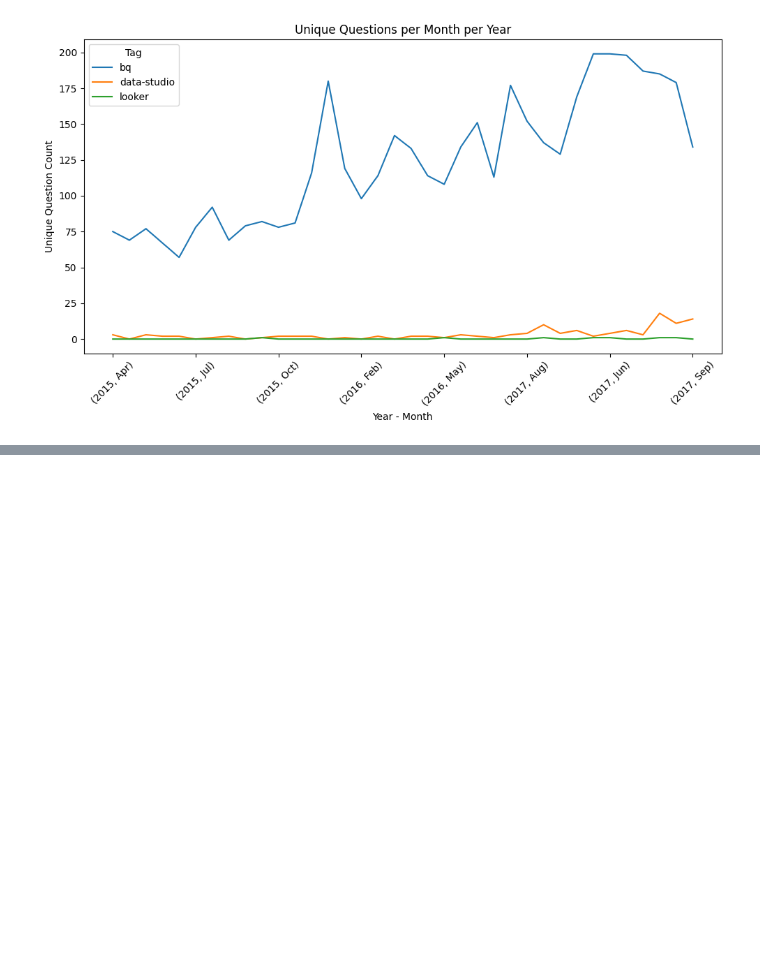
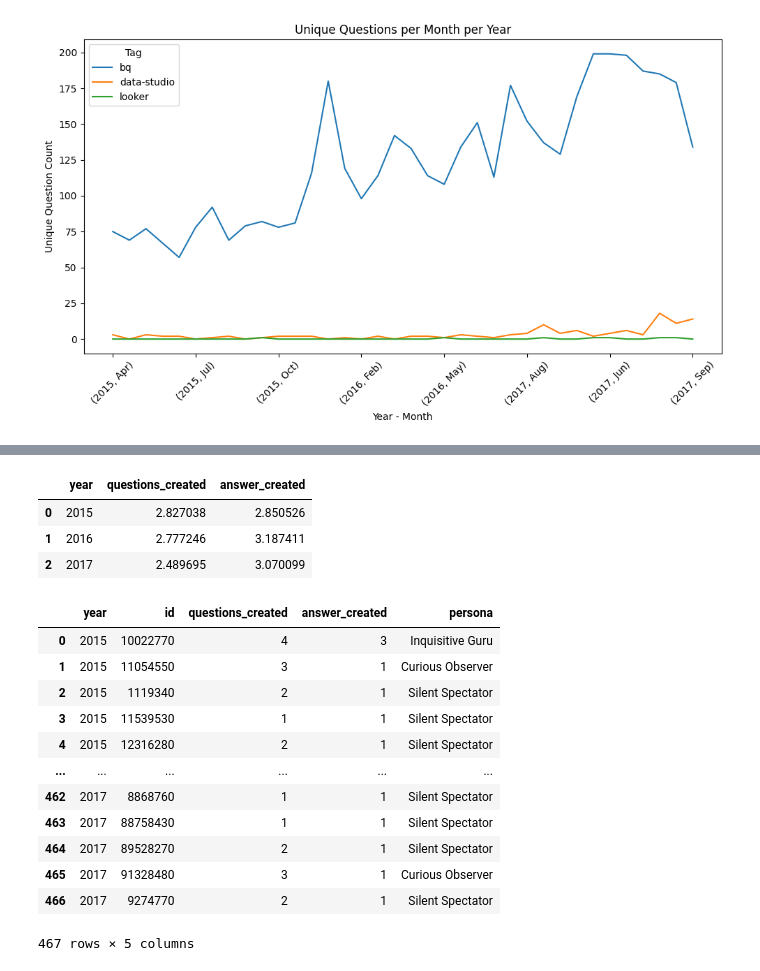
Before and after one commit to farisazizy/FinalExam-GIGIH, a Jupyter notebook: GG3DAUP0032_Python.ipynb, the cells around one changed output, grey strips where cells are left out. Cells and saved outputs as stored; diff of their text form; code cells hidden in the pictures; blank space fills up the shorter version.

```diff
--- a/GG3DAUP0032_Python.ipynb
+++ b/GG3DAUP0032_Python.ipynb
@@ -170,0 +320,8 @@ plt.show()
+# %%
+# Calculate total posts (answer) per user per year
+
+user_activity_answer = data3[data3['answerer_user_id'] != '0']
+user_activity_answer = user_activity_answer.groupby(['year', 'answerer_user_id'])['answer_id'].count().reset_index()
+user_activity_answer.rename(columns={'answerer_user_id': 'id', 'answer_id': 'answer_created'}, inplace=True)
+
+user_activity_answer.head()
@@ -170,0 +350,13 @@ plt.show()
+# %%
+# Calculate average posts per year for questions and answers separately
+
+avg_activity_q = user_activity_question.groupby('year')['questions_created'].mean().reset_index()
+avg_activity_a = user_activity_answer.groupby('year')['answer_created'].mean().reset_index()
+
+avg_activity = avg_activity_q.merge(avg_activity_a, on='year')
+avg_activity
+# %% [output]
+|  | year | questions_created | answer_created |
+| 0 | 2015 | 2.827038 | 2.850526 |
+| 1 | 2016 | 2.777246 | 3.187411 |
+| 2 | 2017 | 2.489695 | 3.070099 |
@@ -170,0 +381,16 @@ plt.show()
+# %%
+user_activity
+# %% [output]
+|  | year | id | questions_created | answer_created | persona |
+| 0 | 2015 | 10022770 | 4 | 3 | Inquisitive Guru |
+| 1 | 2015 | 11054550 | 3 | 1 | Curious Observer |
+| 2 | 2015 | 1119340 | 2 | 1 | Silent Spectator |
+| 3 | 2015 | 11539530 | 1 | 1 | Silent Spectator |
+| 4 | 2015 | 12316280 | 2 | 1 | Silent Spectator |
+| ... | ... | ... | ... | ... | ... |
+| 462 | 2017 | 8868760 | 1 | 1 | Silent Spectator |
+| 463 | 2017 | 88758430 | 1 | 1 | Silent Spectator |
+| 464 | 2017 | 89528270 | 2 | 1 | Silent Spectator |
+| 465 | 2017 | 91328480 | 3 | 1 | Curious Observer |
+| 466 | 2017 | 9274770 | 2 | 1 | Silent Spectator |
+467 rows × 5 columns
```
Also changed, not shown: parts of 24 cells of this notebook.
